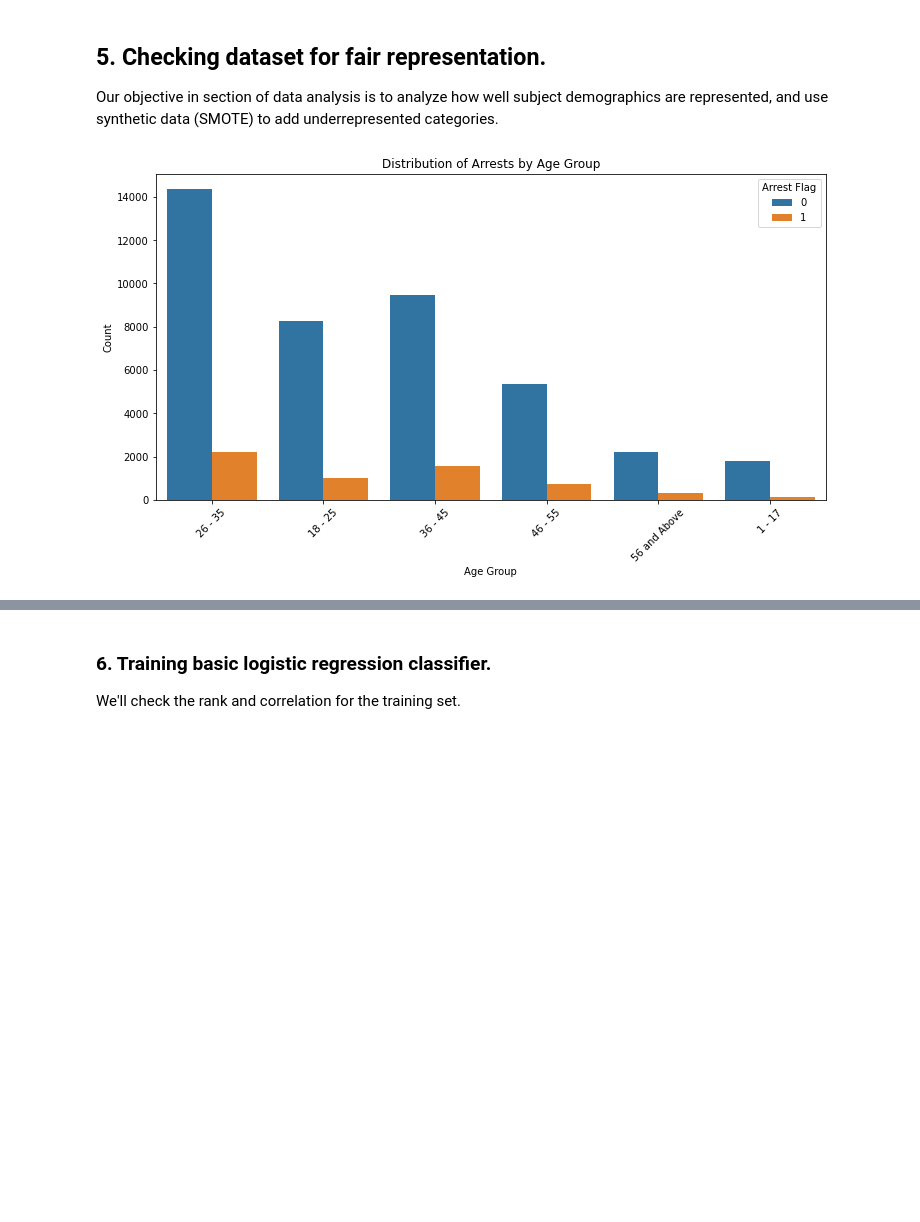
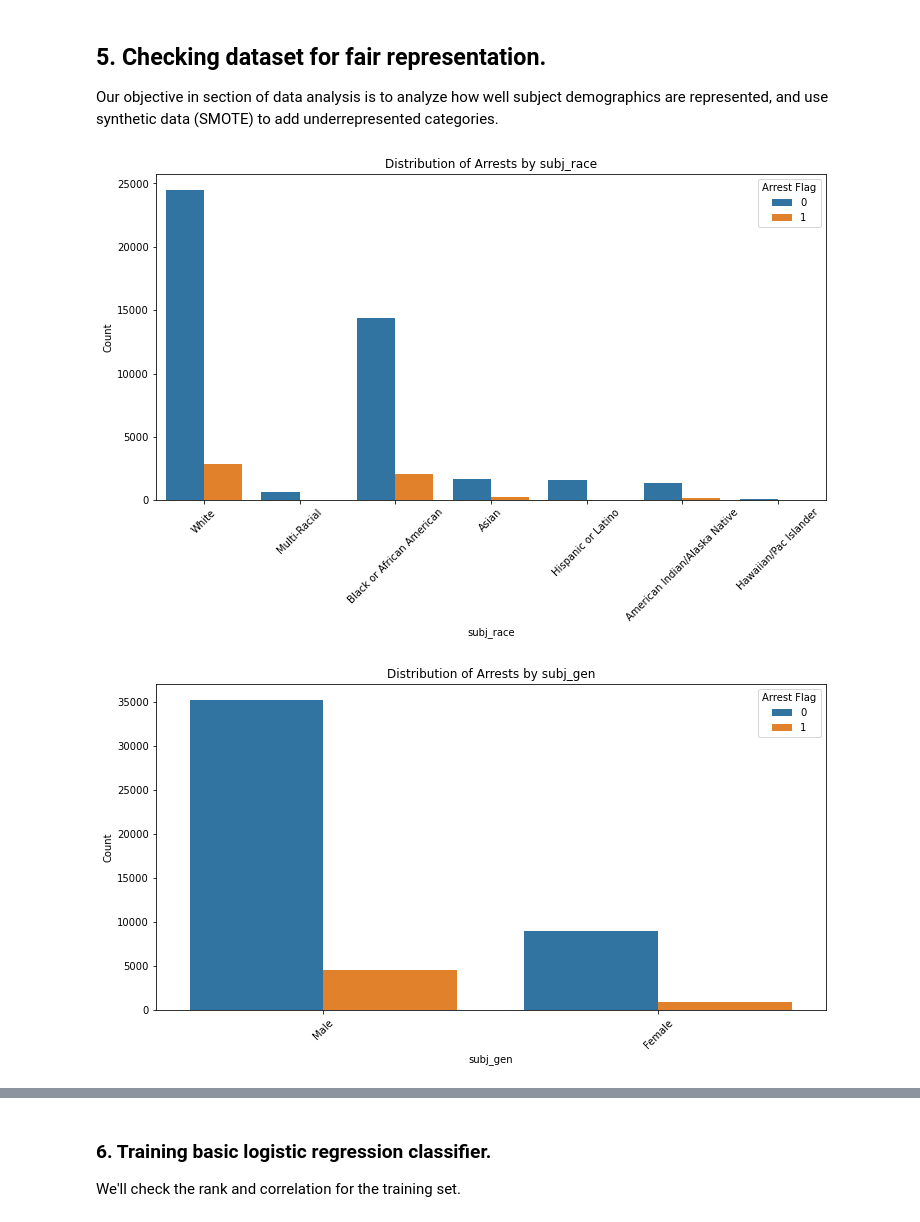
Before and after one commit to leksea/dsc-phase-3-project, a Jupyter notebook: Untitled.ipynb, the cells around one changed output, grey strips where cells are left out. Cells and saved outputs as stored; diff of their text form; code cells hidden in the pictures; blank space fills up the shorter version.

```diff
--- a/Untitled.ipynb
+++ b/Untitled.ipynb
@@ -862,0 +958,21 @@ terry_subset.head()
+# %%
+# identify positions of the '-' values
+missing_idx = terry_subset['Beat'] == '-'
+
+# extract existing values (excluding '-')
+filled_values = terry_subset['Beat'][~missing_idx]
+
+# randomly sample from existing values
+np.random.seed(0)
+random_samples = np.random.choice(filled_values, size=sum(missing_idx))
+
+# replace '-' values with random samples
+terry_subset.loc[missing_idx, 'Beat'] = random_samples
+# plot new distribution
+plt.figure(figsize=(12, 6))
+sns.countplot(data=terry_subset, x='Beat', hue='Arrest Flag')
+plt.xlabel(col)
+plt.ylabel('Count')
+plt.legend(title='Frisk Flag', loc='upper right')
+plt.xticks(rotation=45)
+plt.show()
@@ -877,7 +995,7 @@ Index(['Subject Age Group', 'Stop Resolution', 'Weapon Type', 'Officer YOB',
 cols_to_keep = ['Subject Age Group', 'Subject Perceived Race', 'Subject Perceived Gender', \
                 'Officer Age Group', 'Officer Gender', 'Officer Race', \
                 'Weapon Type', 'Weekday', 'Time of Day', 'Stop Initiated', \
-                'Arrest Flag', 'Frisk Flag', 'Citation Flag', 'Prosecution Flag', 'Beat']
+                'Arrest Flag', 'Frisk Flag', 'Beat']
 
 terry_slice = terry_subset[cols_to_keep].copy()
 # %%
@@ -910,7 +1029,7 @@ data.rename(columns={'Subject Age Group':'subj_ag', 'Subject Perceived Race':'su
                     'Subject Perceived Gender':'subj_gen', 'Officer Age Group':'officer_ag', \
                     'Officer Gender':'officer_gen', 'Officer Race':'officer_race', \
                     'Weapon Type':'weapon', 'Weekday':'weekday', \
-                    'Time of Day':'time', 'Stop Initiated':'stop_prompt', \
+                    'Time of Day':'time', 'Stop Initiated':'stop_init_officer', \
                     }, inplace=True)
 # %%
 # check that all rows have arrest flag
@@ -946,12 +1069,15 @@ import matplotlib.pyplot as plt
 # %%
-# Arrest by age group
-plt.figure(figsize=(12, 6))
-sns.countplot(data=data, x='subj_ag', hue='Arrest Flag')
-plt.title('Distribution of Arrests by Age Group')
-plt.xlabel('Age Group')
-plt.ylabel('Count')
-plt.legend(title='Arrest Flag', loc='upper right')
-plt.xticks(rotation=45)
-plt.show()
+columns_to_check={'subj_ag', 'subj_race', 'subj_gen', 'officer_ag', 'officer_gen', 'officer_race'}
+
+for col in columns_to_check:
+    plt.figure(figsize=(12, 6))
+    sns.countplot(data=data, x=col, hue='Arrest Flag')
+    plt.title(f'Distribution of Arrests by {col}')
+    plt.xlabel(col)
+    plt.ylabel('Count')
+    plt.legend(title='Arrest Flag', loc='upper right')
+    plt.xticks(rotation=45)
+    plt.show()
 # %% [output]
-[figure, old version]
+[figure, new version]
+[figure, added]
```
Also changed, not shown: parts of 96 cells of this notebook.
